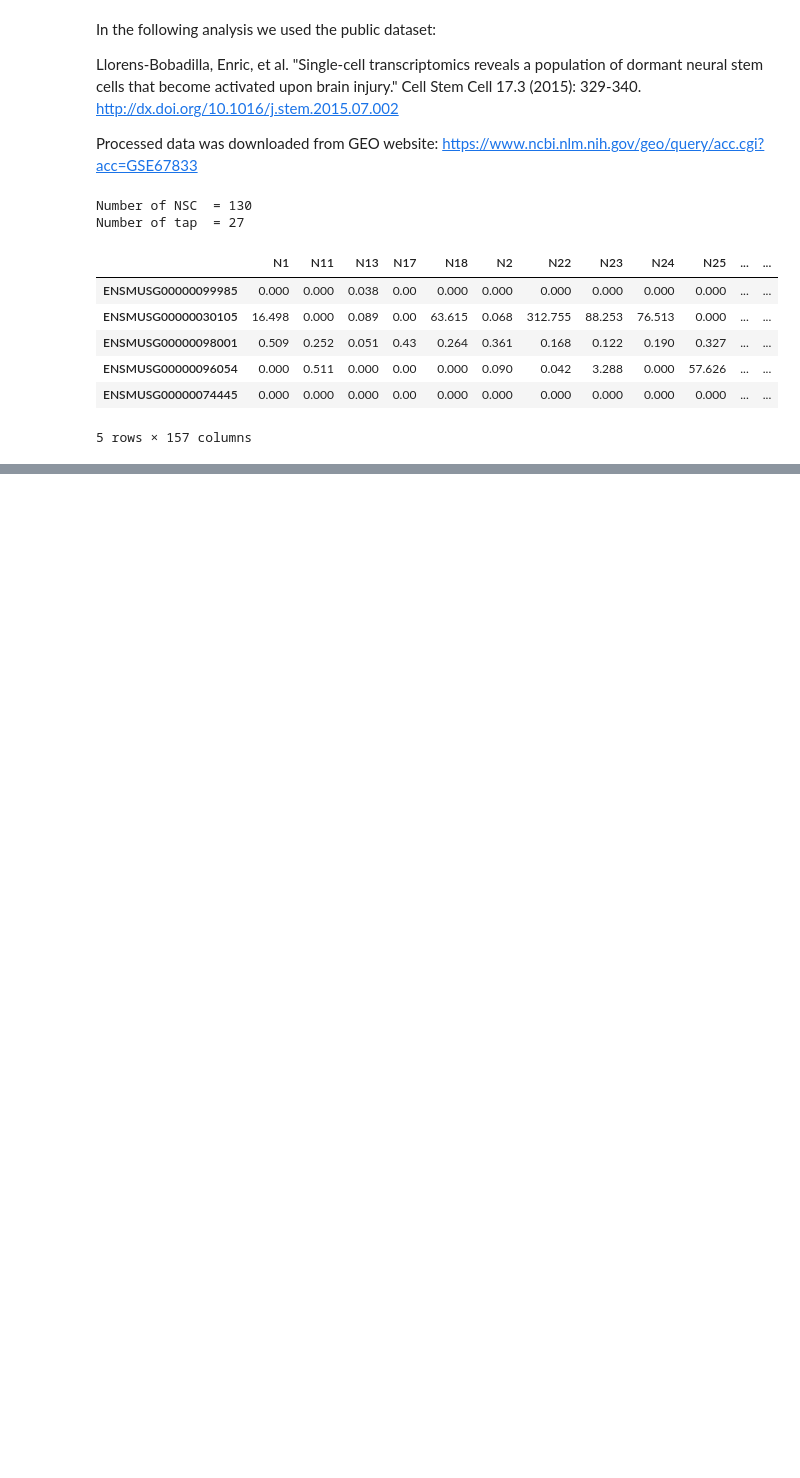
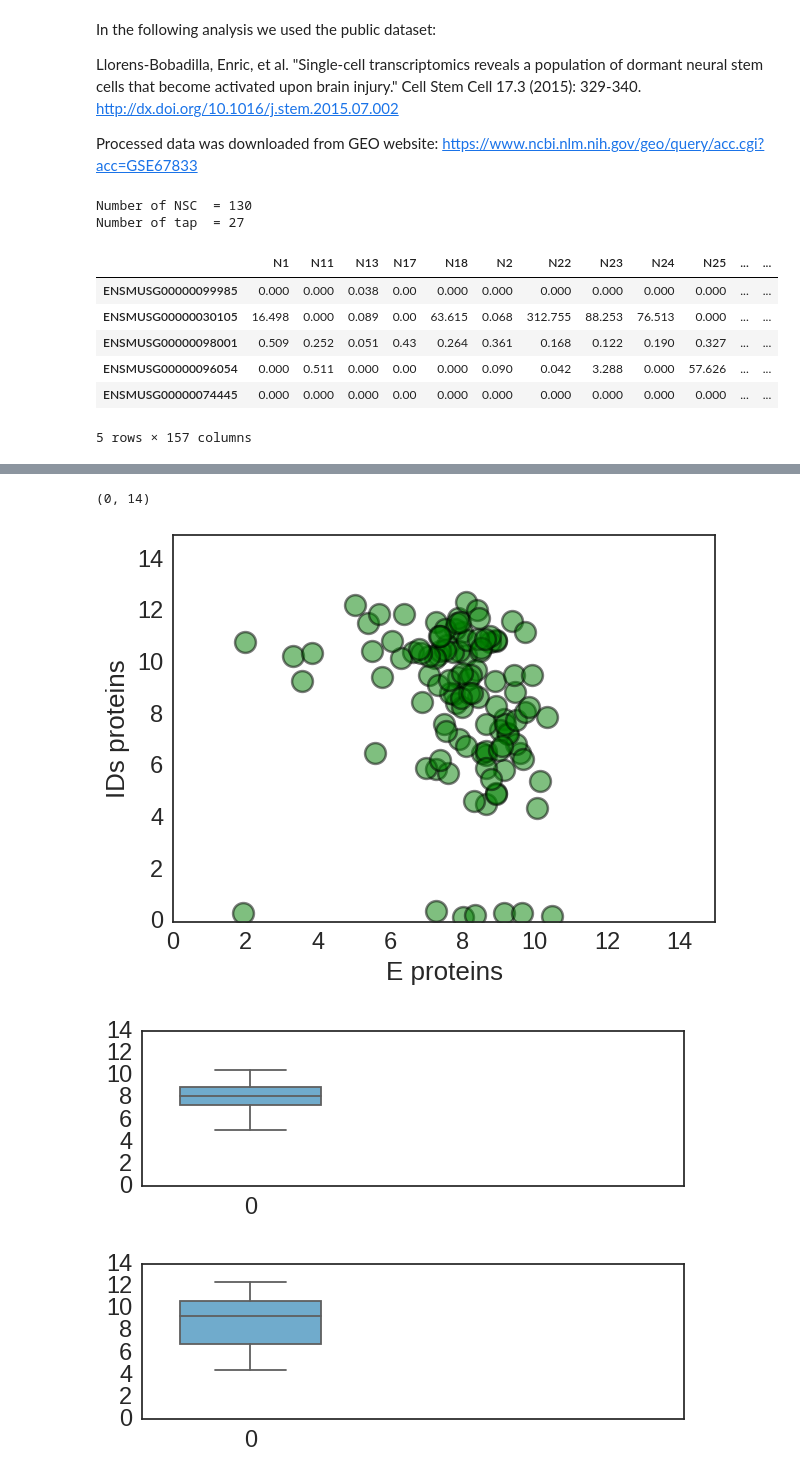
Before and after one commit to mboareto/InterplayNotchID_neurogenesis, a Jupyter notebook: InterplayNotch_IDs_AdultBrain.ipynb, the cells around one changed output, grey strips where cells are left out. Cells and saved outputs as stored; diff of their text form; code cells hidden in the pictures; blank space fills up the shorter version.

```diff
--- a/InterplayNotch_IDs_AdultBrain.ipynb
+++ b/InterplayNotch_IDs_AdultBrain.ipynb
@@ -243,3 +296,38 @@ plt.tight_layout()
+# %%
+f = plt.subplots(1, 1, figsize=(7, 5))
+ax = plt.subplot2grid((1, 1), (0, 0), colspan=1, rowspan=1)
+
+D['list_genes'] = ensembl_to_geneID(Xi,[['Tcf3', 'Tcf4', 'Tcf12']])
+x = get_expression(D)[0][D['marker']=='o']
+D['list_genes'] = ensembl_to_geneID(Xi,[['Id1','Id2','Id3','Id4']])
+y = get_expression(D)[0][D['marker']=='o']
+plt.plot(x[x*y>0], y[x*y>0], marker='o', color='g',lw=0.0, mew=1.8, ms=15, alpha=0.5)
+plt.xlim([0,15])
+plt.ylim([0,15])
+plt.xlabel('E proteins')
+plt.ylabel('IDs proteins')
+#plt.savefig('../figures/ID_E_adultbrain.pdf', format='pdf')
+
+f = plt.subplots(1, 1, figsize=(7, 2))
+ax = plt.subplot2grid((1, 1), (0, 0), colspan=1, rowspan=1)
+sns.boxplot(  data=[x[x*y>0]], palette=c, ax=ax,
+              saturation=0.9, width=0.65, fliersize=0)
+ax.set_xticks([0, 1, 2])
+plt.ylim([0, 14])
+#plt.savefig('../figures/E_adultbrain_boxplot.pdf', format='pdf')
+
+f = plt.subplots(1, 1, figsize=(7, 2))
+ax = plt.subplot2grid((1, 1), (0, 0), colspan=1, rowspan=1)
+sns.boxplot(  data=[y[x*y>0]], palette=c, ax=ax,
+              saturation=0.9, width=0.65, fliersize=0)
+ax.set_xticks([ 0, 1, 2])
+plt.ylim([0, 14])
+#plt.savefig('../figures/ID_adultbrain_boxplot.pdf', format='pdf')
+# %% [output]
+(0, 14)
+[figure, added]
+[figure, added]
+[figure, added]
 # %%
 # ----------------------- IDs x IDs (Figure S1) -------------------------
 f = plt.subplots(3, 2, figsize=(6*3, 5*2), sharex=False)
```
Also changed, not shown: parts of 8 cells of this notebook.
